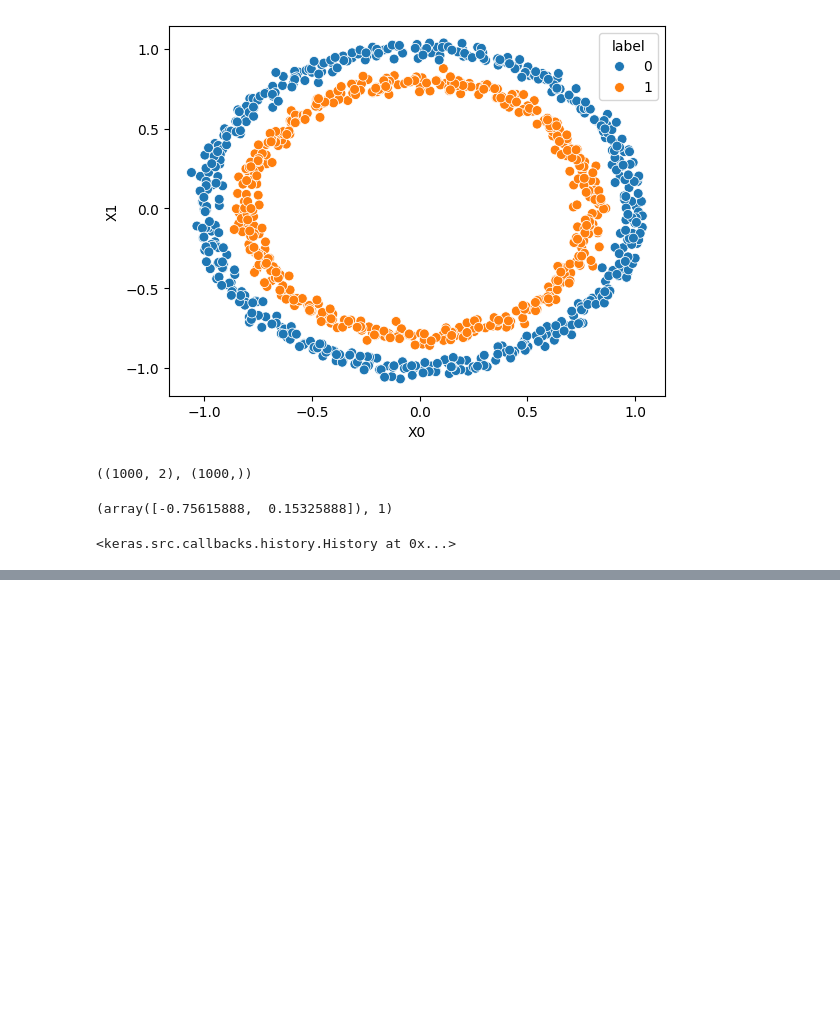
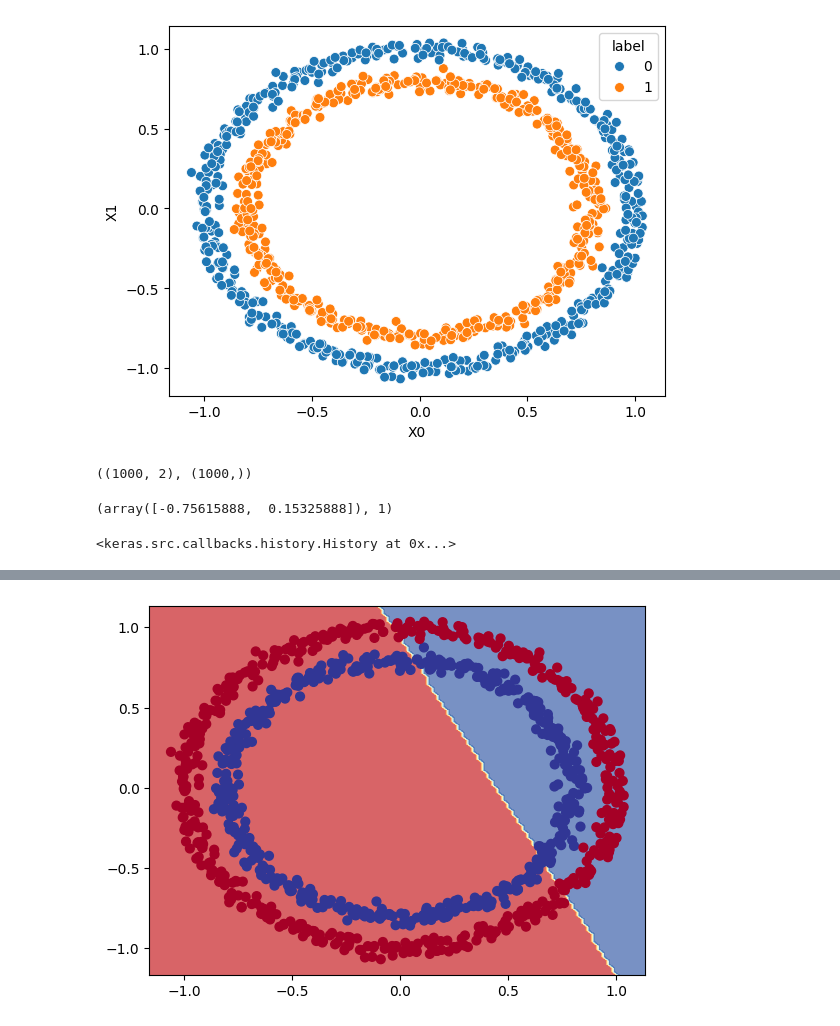
Before and after one commit to sachinthadilshann/TensorFlow_for_Deep_Learning_Bootcamp_Udemy, a Jupyter notebook: 02_neural_network_classification_in_tensorflow.ipynb, the cells around one changed output, grey strips where cells are left out. Cells and saved outputs as stored; diff of their text form; code cells hidden in the pictures; blank space fills up the shorter version.

```diff
--- a/02_neural_network_classification_in_tensorflow.ipynb
+++ b/02_neural_network_classification_in_tensorflow.ipynb
@@ -94,0 +157,3 @@ simple_model_2.evaluate(x,y)
+# %%
+plot_decision_bounary(simple_model_3,x,y)
+# %% [output]
@@ -94,0 +162 @@ simple_model_2.evaluate(x,y)
+[figure, added]
```
Also changed, not shown: parts of 31 cells of this notebook.
